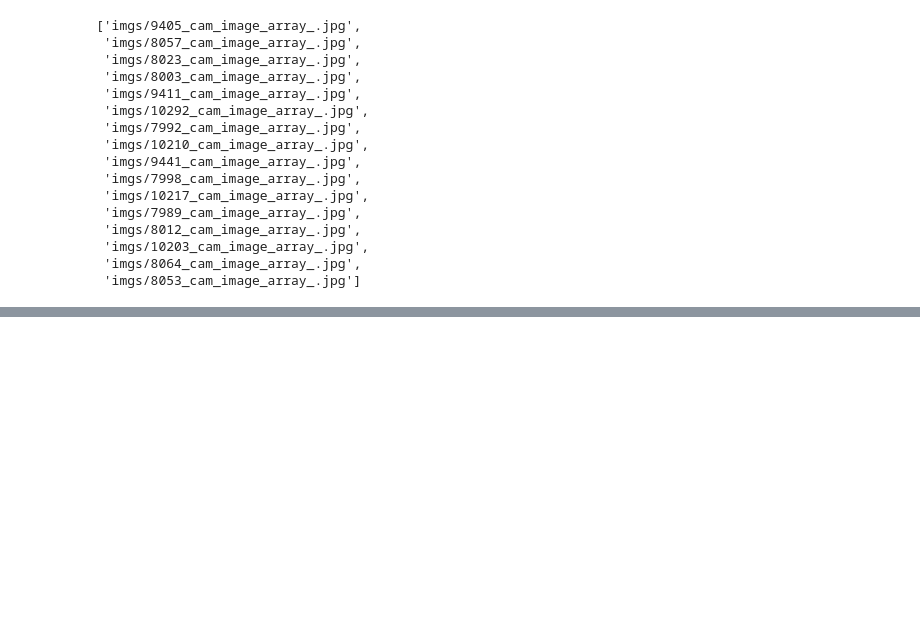
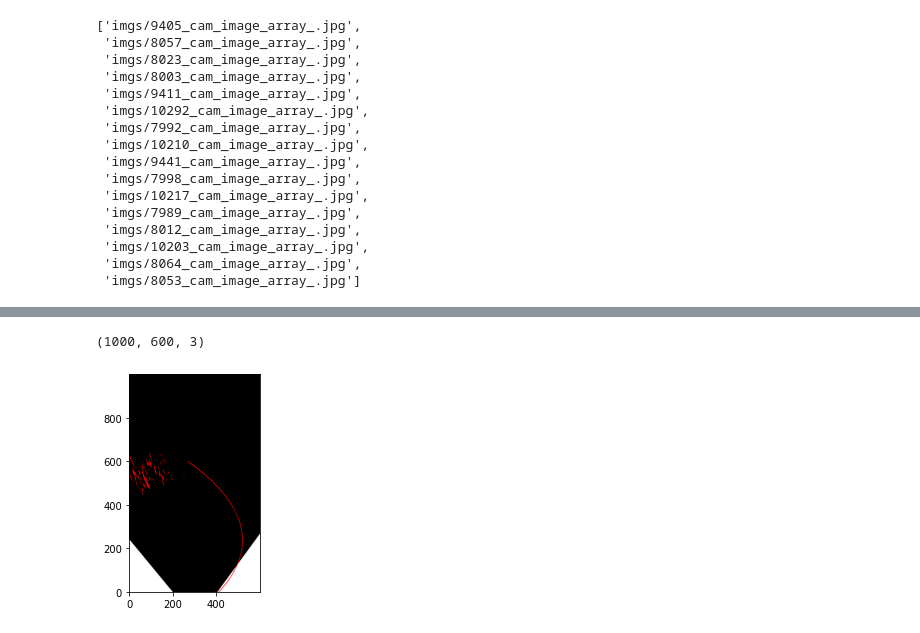
Before and after one commit to atomicapple0/mobots-2023, a Jupyter notebook: processing2.ipynb, the cells around one changed output, grey strips where cells are left out. Saved outputs shown, nothing was run; the diff lists cells and outputs as text; code cells hidden in the pictures; blank space fills up the shorter version.

```diff
--- a/processing2.ipynb
+++ b/processing2.ipynb
@@ -112,0 +116,8 @@ plt.show()
+# %%
+black = (warped_viz == np.array([0,0,0]).T).astype(int) * 255
+print(black.shape)
+plt.imshow(black, origin='lower')
+plt.show()
+# %% [output]
+(1000, 600, 3)
+[figure, added]
```
Also changed, not shown: parts of 2 cells of this notebook, 2 other files.
